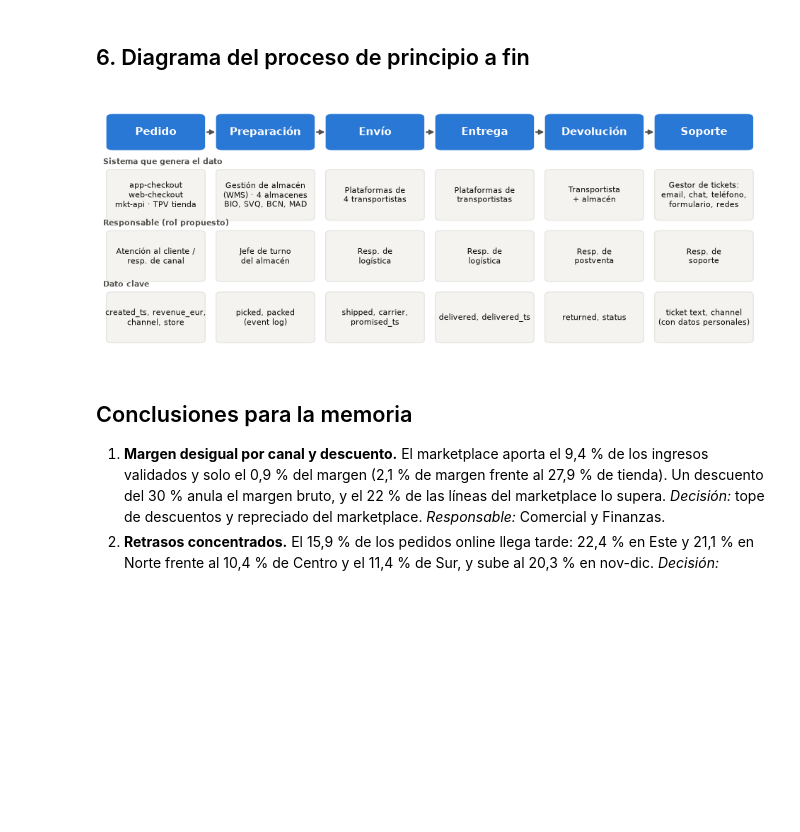
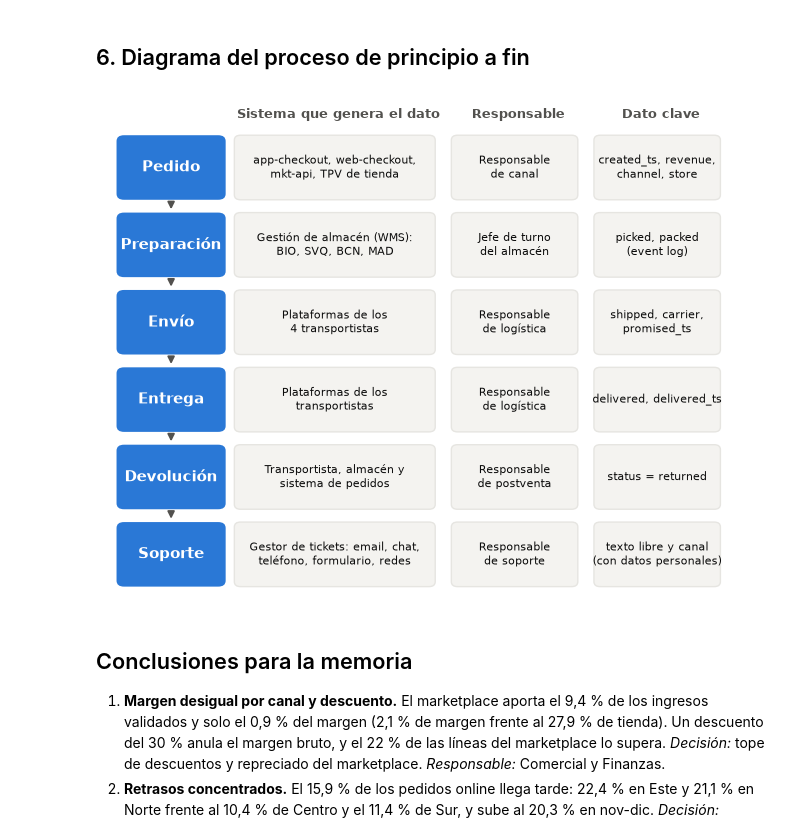
Before and after one commit to pfosela/Novaretail_Repo, a Jupyter notebook: notebooks/01_contexto_kpis.ipynb, the cells around one changed output. Drawn from its saved outputs; the diff is of its cells as text; code cells hidden in the pictures; blank space fills up the shorter version.

```diff
--- a/notebooks/01_contexto_kpis.ipynb
+++ b/notebooks/01_contexto_kpis.ipynb
@@ -320,30 +320,30 @@ lost.head(5)
 ## 6. Diagrama del proceso de principio a fin
 # %%
 etapas = [
-    ('Pedido', 'app-checkout\nweb-checkout\nmkt-api · TPV tienda', 'Atención al cliente /\nresp. de canal', 'created_ts, revenue_eur,\nchannel, store'),
-    ('Preparación', 'Gestión de almacén\n(WMS) · 4 almacenes\nBIO, SVQ, BCN, MAD', 'Jefe de turno\ndel almacén', 'picked, packed\n(event log)'),
-    ('Envío', 'Plataformas de\n4 transportistas', 'Resp. de\nlogística', 'shipped, carrier,\npromised_ts'),
-    ('Entrega', 'Plataformas de\ntransportistas', 'Resp. de\nlogística', 'delivered, delivered_ts'),
-    ('Devolución', 'Transportista\n+ almacén', 'Resp. de\npostventa', 'returned, status'),
-    ('Soporte', 'Gestor de tickets:\nemail, chat, teléfono,\nformulario, redes', 'Resp. de\nsoporte', 'ticket text, channel\n(con datos personales)'),
+    ('Pedido', 'app-checkout, web-checkout,\nmkt-api, TPV de tienda', 'Responsable\nde canal', 'created_ts, revenue,\nchannel, store'),
+    ('Preparación', 'Gestión de almacén (WMS):\nBIO, SVQ, BCN, MAD', 'Jefe de turno\ndel almacén', 'picked, packed\n(event log)'),
+    ('Envío', 'Plataformas de los\n4 transportistas', 'Responsable\nde logística', 'shipped, carrier,\npromised_ts'),
+    ('Entrega', 'Plataformas de los\ntransportistas', 'Responsable\nde logística', 'delivered, delivered_ts'),
+    ('Devolución', 'Transportista, almacén y\nsistema de pedidos', 'Responsable\nde postventa', 'status = returned'),
+    ('Soporte', 'Gestor de tickets: email, chat,\nteléfono, formulario, redes', 'Responsable\nde soporte', 'texto libre y canal\n(con datos personales)'),
 ]
-fig, ax = plt.subplots(figsize=(12, 4.6)); ax.axis('off'); ax.set_xlim(0, 6); ax.set_ylim(0, 4.3)
-fila = ['Sistema que genera el dato', 'Responsable (rol propuesto)', 'Dato clave']
+cols = [('Proceso', 0.02, 0.17), ('Sistema que genera el dato', 0.21, 0.33), ('Responsable', 0.56, 0.21), ('Dato clave', 0.79, 0.21)]
+fig, ax = plt.subplots(figsize=(8, 6.4)); ax.axis('off'); ax.set_xlim(0, 1); ax.set_ylim(0, 1)
+rh, gap, top = 0.125, 0.032, 0.93
+for nom, x0, w in cols[1:]:
+    ax.text(x0 + w / 2, 0.975, nom, ha='center', va='center', fontsize=9, fontweight='bold', color=INK2)
 for i, (nom, sis, resp, dato) in enumerate(etapas):
-    x0 = i + 0.04
-    ax.add_patch(FancyBboxPatch((x0, 3.45), 0.88, 0.6, boxstyle='round,pad=0.01,rounding_size=0.06', fc='#2a78d6', ec='none'))
-    ax.text(x0 + 0.44, 3.75, nom, ha='center', va='center', color='white', fontsize=11, fontweight='bold')
+    y = top - (i + 1) * rh - i * gap
+    ax.add_patch(FancyBboxPatch((0.02, y), 0.17, rh, boxstyle='round,pad=0.003,rounding_size=0.012', fc='#2a78d6', ec='none'))
+    ax.text(0.105, y + rh / 2, nom, ha='center', va='center', color='white', fontsize=10.5, fontweight='bold')
     if i < len(etapas) - 1:
-        ax.annotate('', xy=(i + 1.04, 3.75), xytext=(i + 0.93, 3.75), arrowprops=dict(arrowstyle='-|>', color=INK2, lw=1.4))
-    for j, txt in enumerate([sis, resp, dato]):
-        yb = 2.25 - j * 1.05
-        ax.add_patch(FancyBboxPatch((x0, yb), 0.88, 0.85, boxstyle='round,pad=0.01,rounding_size=0.05', fc='#f4f3f0', ec=GRID))
-        ax.text(x0 + 0.44, yb + 0.42, txt, ha='center', va='center', fontsize=7.6, color=INK)
-for j, t in enumerate(fila):
-    ax.text(0.0, 2.25 - j * 1.05 + 0.92, t, fontsize=8, color=INK2, fontweight='bold', va='bottom')
+        ax.annotate('', xy=(0.105, y - gap + 0.004), xytext=(0.105, y - 0.004), arrowprops=dict(arrowstyle='-|>', color=INK2, lw=1.4))
+    for txt, (_, x0, w) in zip([sis, resp, dato], cols[1:]):
+        ax.add_patch(FancyBboxPatch((x0, y), w - 0.012, rh, boxstyle='round,pad=0.003,rounding_size=0.01', fc='#f4f3f0', ec=GRID))
+        ax.text(x0 + (w - 0.012) / 2, y + rh / 2, txt, ha='center', va='center', fontsize=8.2, color=INK)
 fig.savefig(FIGURES / 'p1_proceso_extremo_a_extremo.png', dpi=200, bbox_inches='tight')
 # %% [output]
-[figure, old version]
+[figure, new version]
 # %% [markdown]
 ## Conclusiones para la memoria
 
```
Also changed, not shown: 1 other file.
